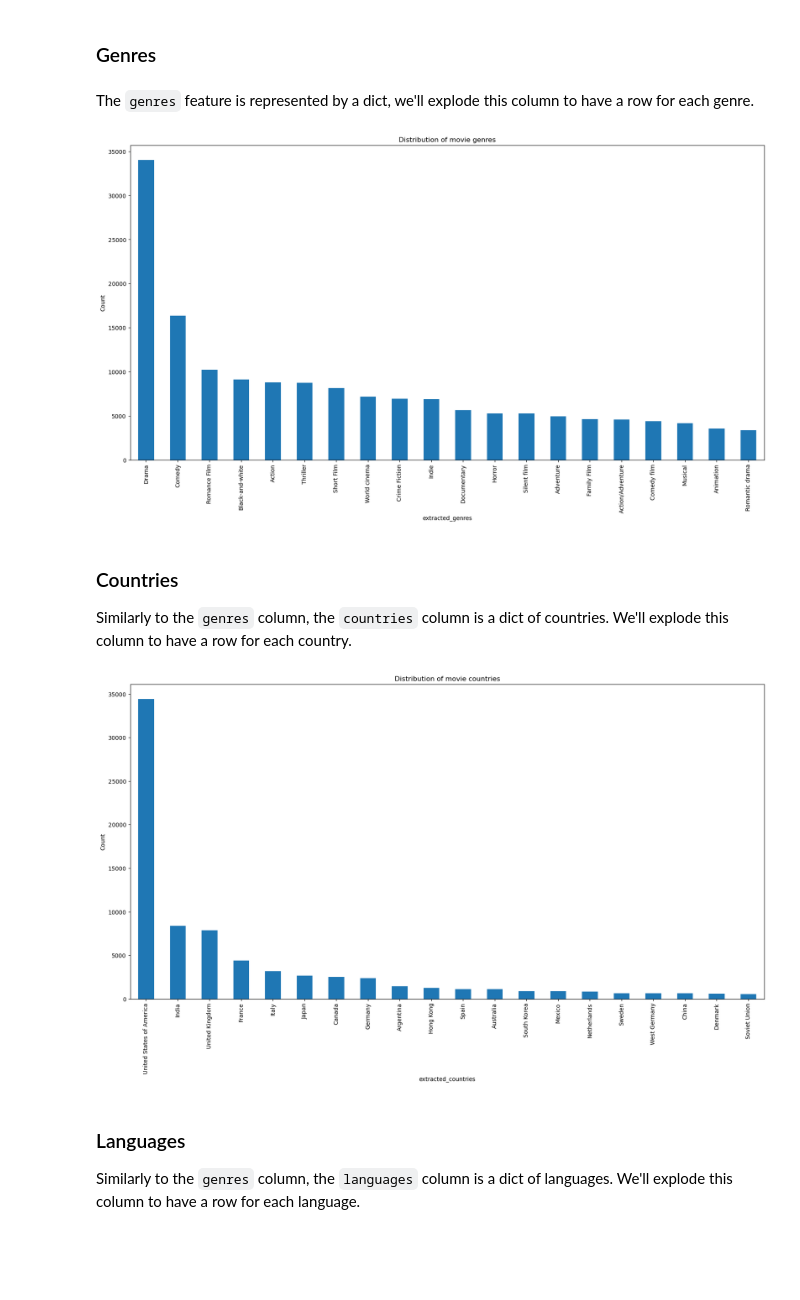
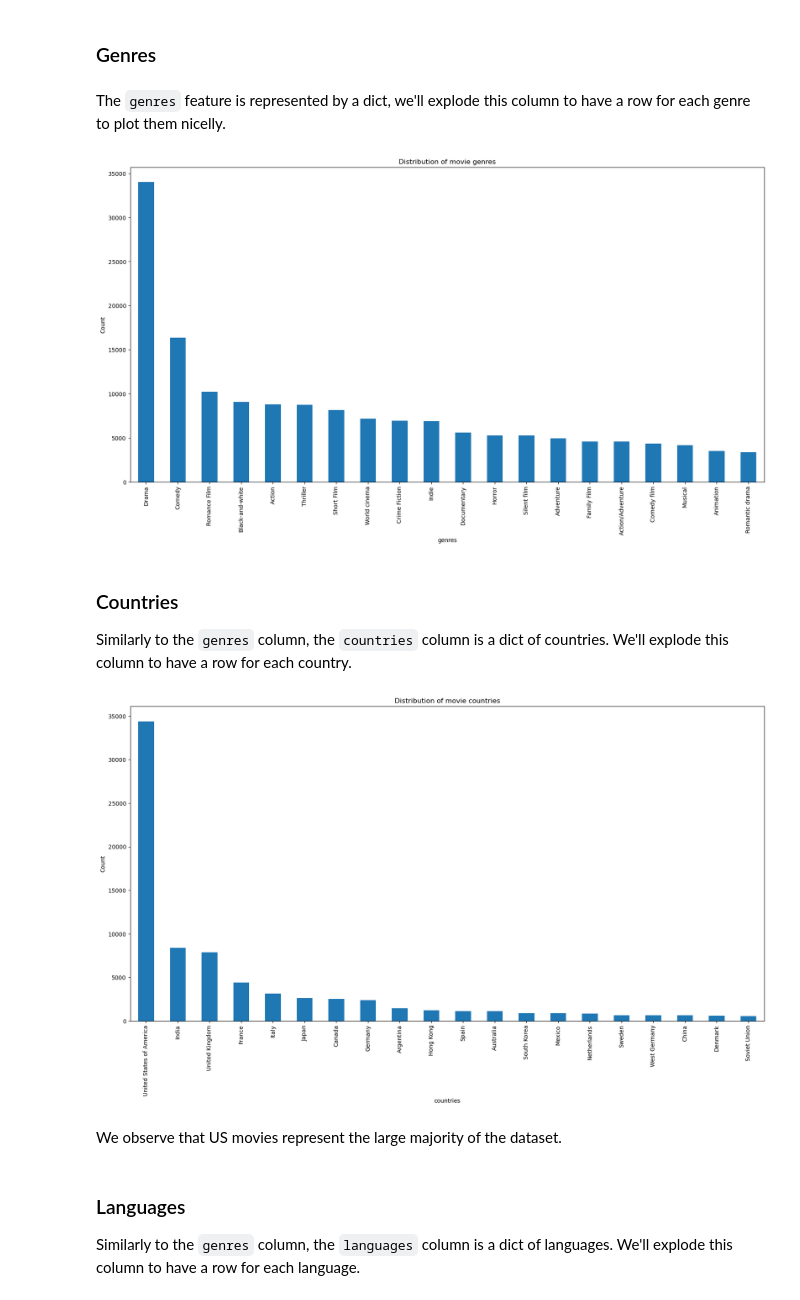
Before and after one commit to epfl-ada/ada-2024-project-datamigos, a Jupyter notebook: milestone_2.ipynb, the cells around one changed output. Saved outputs shown, nothing was run; the diff lists cells and outputs as text; code cells hidden in the pictures; blank space fills up the shorter version.

```diff
--- a/milestone_2.ipynb
+++ b/milestone_2.ipynb
@@ -25,6 +25,17 @@ This project utilizes a rich collection of datasets encompassing movies, charact
 ### External datasets
 
 We also use external datasets to enrich our data. More information about these datasets can be found in the [External datasets](#External-datasets) section.
+# %%
+DATA_FOLDER = 'data/'
+DATA_FOLDER_CMU = DATA_FOLDER + 'raw/MovieSummaries/'
+DATA_FOLDER_TMDB = DATA_FOLDER + 'raw/TMDb/'
+
+CMU_CHARACTER = DATA_FOLDER_CMU + 'character.metadata.tsv'
+CMU_MOVIE = DATA_FOLDER_CMU + 'movie.metadata.tsv'
+PLOT_SUMMARIES = DATA_FOLDER_CMU + 'plot_summaries.txt'
+
+TMDB_MOVIE = DATA_FOLDER_TMDB + 'movies_metadata.csv'
+TMDB_KEYWORDS = DATA_FOLDER_TMDB + 'keywords.csv'
 # %% [markdown]
 # Initial dataset preprocessing
 # %%
@@ -190,4 +194,5 @@ df_characters.drop_duplicates(subset=['freebase_id', 'freebase_actor_id', 'freeb
 ## Movie dataset
 # %%
 # For the movies metadata
-df_movies = pd.read_table('data/MovieSummaries/movie.metadata.tsv', names=['wikipedia_id', 'freebase_id', 'name', 'release_date', 'revenue', 'runtime', 'languages', 'countries', 'genres'], header=None)
+df_movies = pd.read_table(CMU_MOVIE, names=['wikipedia_id', 'freebase_id', 'title', 'release_date', 'revenue', 'runtime', 'languages', 'countries', 'genres'], header=None)
+df_movies.info()
@@ -292,7 +294,5 @@ Looking at the output, we observe that:
 We have a similar date problem as the one we had with the characters dataset. We'll fix it the same way.
 # %%
 # Convert the date strings to datetime objects
-df_movies['release_date_datetime'] = df_movies['release_date'].apply(convert_to_datetime)
-df_movies['release_date_datetime'] = pd.to_datetime(df_movies['release_date_datetime'], errors='coerce')
-
-print('Have lost %d release dates'%(df_movies['release_date_datetime'].isna().sum() - df_movies['release_date'].isna().sum()), 'now there are %d missing'%(df_movies['release_date_datetime'].isna().sum()))
+df_movies['release_date'] = df_movies['release_date'].apply(convert_to_datetime)
+df_movies['release_date'] = pd.to_datetime(df_movies['release_date'], errors='coerce')
@@ -336,23 +334,26 @@ plt.show()
 # %% [markdown]
 ### Genres
 # %% [markdown]
-The `genres` feature is represented by a dict, we'll explode this column to have a row for each genre.
+The `genres` feature is represented by a dict, we'll explode this column to have a row for each genre to plot them nicelly.
 # %%
 # Extract the list of genres
-df_movies['extracted_genres'] = df_movies.apply(lambda row: extract_list(row, 'genres'), axis=1)
+df_movies['genres'] = df_movies.apply(lambda row: extract_list(row, 'genres'), axis=1)
+
+# Replace empty lists by NaN
+df_movies['genres'] = df_movies['genres'].apply(lambda x: np.nan if len(x) == 0 else x)
 
 # Explode the genres
-df_movies_exploded = df_movies.explode('extracted_genres')
+df_movies_exploded = df_movies.explode('genres')
 # %%
 # Plot the distribution of movie genres, for the top 20 genres
 plt.figure(figsize=(20,10))
 plt.title('Distribution of movie genres')
 plt.xlabel('Movie genres')
 plt.ylabel('Count')
-df_movies_exploded['extracted_genres'].value_counts().head(20).plot(kind='bar')
+df_movies_exploded['genres'].value_counts().head(20).plot(kind='bar')
 plt.show()
 # %% [output]
-[figure, old version]
+[figure, new version]
 # %% [markdown]
 ### Countries
 
@@ -369,10 +373,12 @@ plt.figure(figsize=(20,10))
 plt.title('Distribution of movie countries')
 plt.xlabel('Movie countries')
 plt.ylabel('Count')
-df_movies_exploded['extracted_countries'].value_counts().head(20).plot(kind='bar')
+df_movies_exploded['countries'].value_counts().head(20).plot(kind='bar')
 plt.show()
 # %% [output]
-[figure, old version]
+[figure, new version]
+# %% [markdown]
+We observe that US movies represent the large majority of the dataset.
 # %% [markdown]
 ### Languages
 
```
Also changed, not shown: parts of 26 cells of this notebook, 9 other files.
